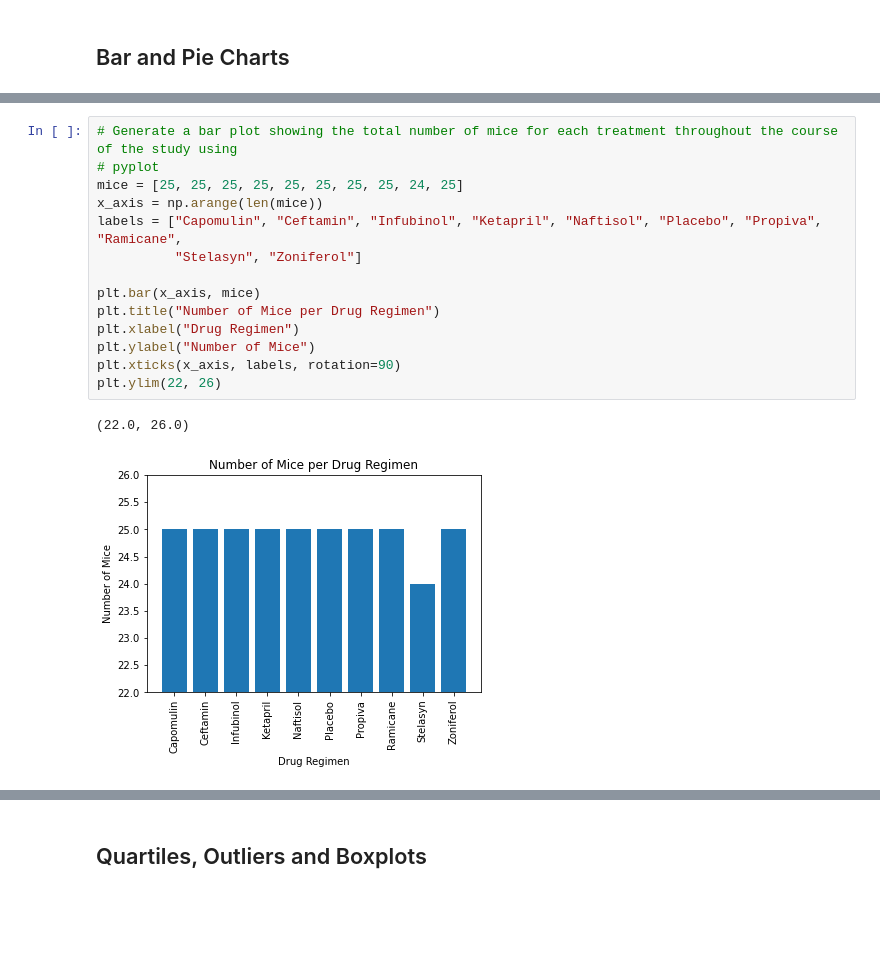
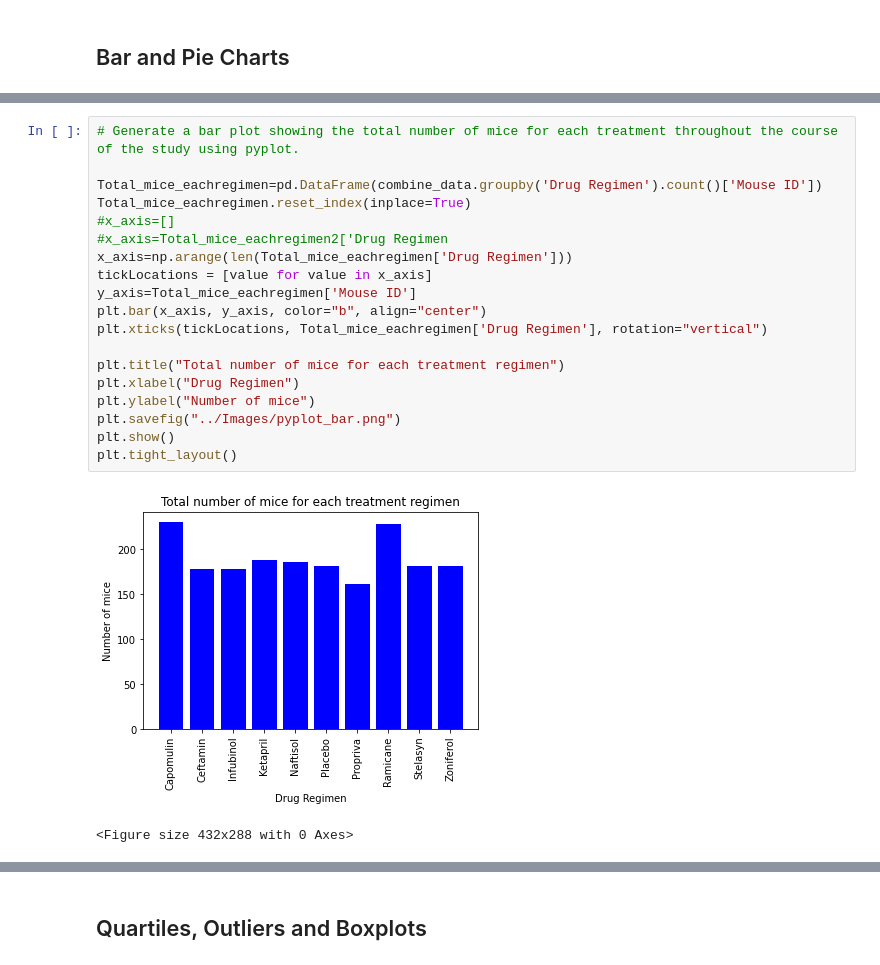
Before and after one commit to fasahathsyeda/Matplotlib-challenge, a Jupyter notebook: Pymaceuticals/pymaceuticals.ipynb, the cells around one changed output, grey strips where cells are left out. Saved outputs shown, nothing was run; the diff lists cells and outputs as text; blank space fills up the shorter version.

```diff
--- a/Pymaceuticals/pymaceuticals.ipynb
+++ b/Pymaceuticals/pymaceuticals.ipynb
@@ -161,17 +186,22 @@ plt.show()
 # %%
-# Generate a bar plot showing the total number of mice for each treatment throughout the course of the study using
-# pyplot
-mice = [25, 25, 25, 25, 25, 25, 25, 25, 24, 25]
-x_axis = np.arange(len(mice))
-labels = ["Capomulin", "Ceftamin", "Infubinol", "Ketapril", "Naftisol", "Placebo", "Propiva", "Ramicane",
-          "Stelasyn", "Zoniferol"]
+# Generate a bar plot showing the total number of mice for each treatment throughout the course of the study using pyplot.
 
-plt.bar(x_axis, mice)
-plt.title("Number of Mice per Drug Regimen")
+Total_mice_eachregimen=pd.DataFrame(combine_data.groupby('Drug Regimen').count()['Mouse ID'])
+Total_mice_eachregimen.reset_index(inplace=True)
+#x_axis=[]
+#x_axis=Total_mice_eachregimen2['Drug Regimen
+x_axis=np.arange(len(Total_mice_eachregimen['Drug Regimen']))
+tickLocations = [value for value in x_axis]
+y_axis=Total_mice_eachregimen['Mouse ID']
+plt.bar(x_axis, y_axis, color="b", align="center")
+plt.xticks(tickLocations, Total_mice_eachregimen['Drug Regimen'], rotation="vertical")
+
+plt.title("Total number of mice for each treatment regimen")
 plt.xlabel("Drug Regimen")
-plt.ylabel("Number of Mice")
-plt.xticks(x_axis, labels, rotation=90)
-plt.ylim(22, 26)
+plt.ylabel("Number of mice")
+plt.savefig("../Images/pyplot_bar.png")
+plt.show()
+plt.tight_layout()
 # %% [output]
+[figure, new version]
-(22.0, 26.0)
+<Figure size 432x288 with 0 Axes>
-[figure, old version]
```
Also changed, not shown: parts of 27 cells of this notebook, 1 other file.
